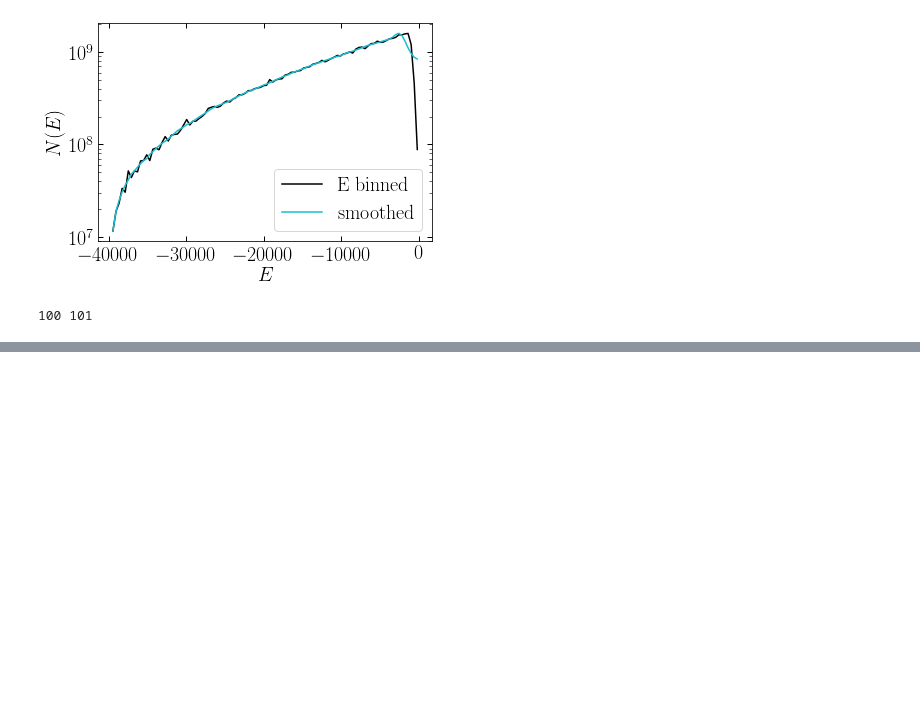
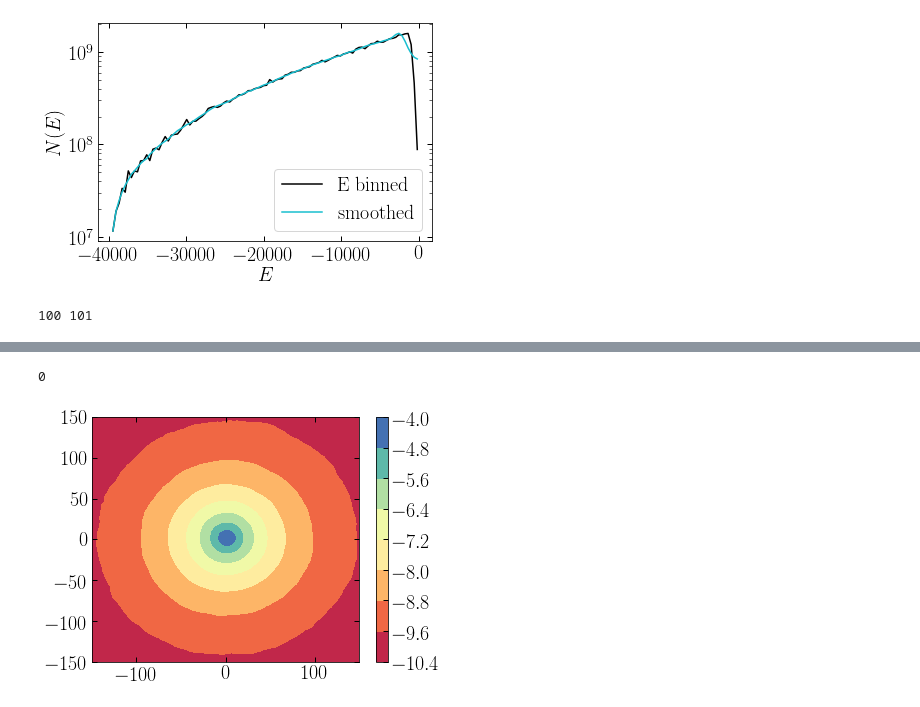
Before and after one commit to chervs/tracers_triaxial, a Jupyter notebook: test_Stracers.ipynb, the cells around one changed output, grey strips where cells are left out. Saved outputs shown, nothing was run; the diff lists cells and outputs as text; code cells hidden in the pictures; blank space fills up the shorter version.

```diff
--- a/test_Stracers.ipynb
+++ b/test_Stracers.ipynb
@@ -598,0 +648,7 @@ hist(ww)
+# %%
+rho_st_halo = density_nn(pp, 100, 100, 10, 1000, mass=m_tracers)
+# %%
+density_peaks(np.log10(rho_st_halo), xmin=-150, xmax=150, ymin=-150, ymax=150, fsize=(6, 4.5))
+# %% [output]
+0
+[figure, added]
```
Also changed, not shown: parts of 13 cells of this notebook.
